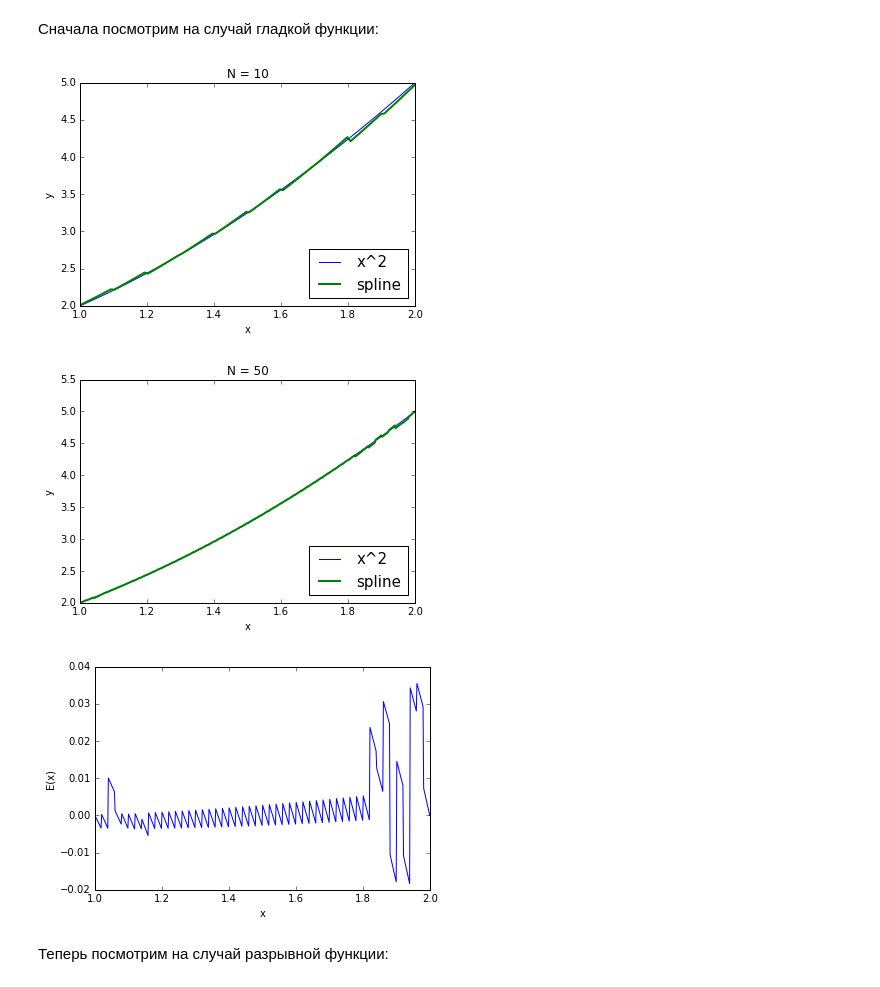
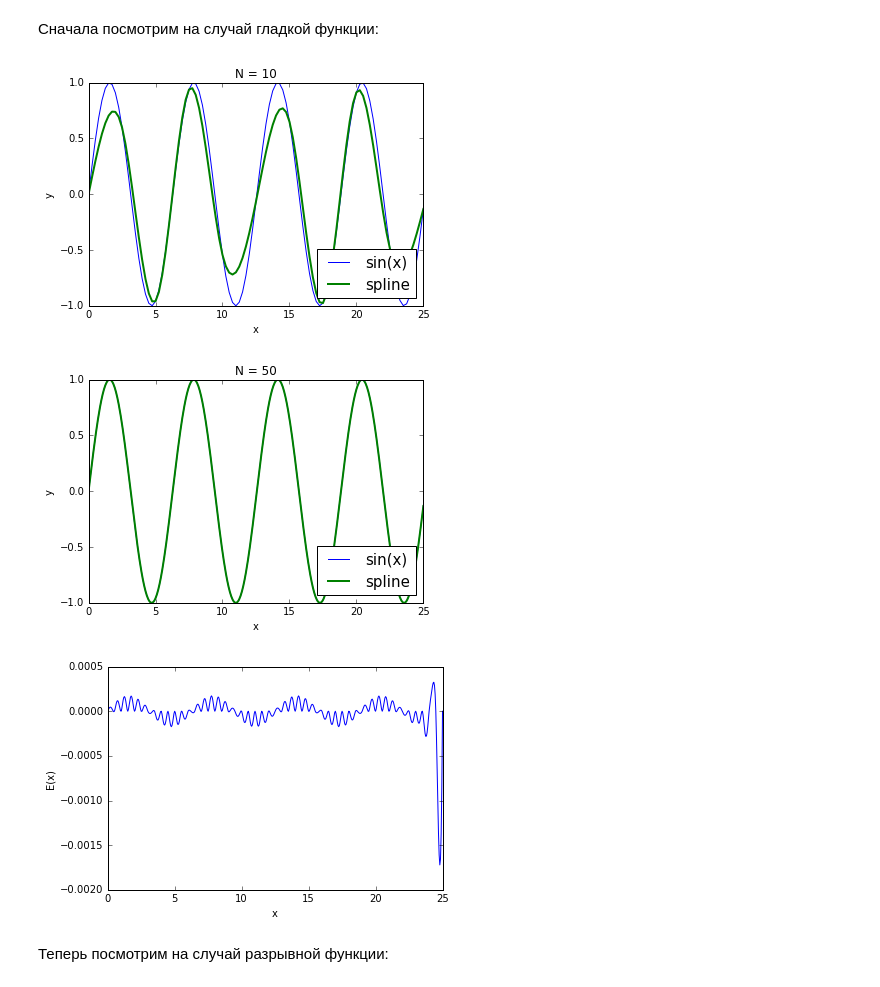
Before and after one commit to Enuvesta/NumMethods, a Jupyter notebook: Checkpoint 2.ipynb, the cells around one changed output. Saved outputs shown, nothing was run; the diff lists cells and outputs as text; code cells hidden in the pictures.

Commit message:
fixed interpolation

```diff
--- a/Checkpoint 2.ipynb
+++ b/Checkpoint 2.ipynb
@@ -275,2 +265,9 @@ def getInterpolation(a, b, N, function, points):
+# %%
+def calc(x, splines):
+    distribution = sorted([t[1].x for t in splines.items()])
+    indx = bisect.bisect_left(distribution, x)
+    if indx == len(distribution): return 0
+    dx = x - splines[indx].x
+    return splines[indx].a + splines[indx].b * dx + splines[indx].c * dx**2 + splines[indx].d * dx**3
 # %% [markdown]
 Сначала посмотрим на случай гладкой функции:
@@ -277,49 +276,52 @@ def getInterpolation(a, b, N, function, points):
 # %%
-function = 'x**2 + 1'
-a = 1
-b = 2
+function = 'math.sin(x)'
+a = 0
+b = 25
 N = 10
+step_out = 251
 points = []
 # %%
 y_spline_1 = getInterpolation(a, b, N, function, points)
 # %%
-N = 50
+N2 = 50
 points = []
 # %%
-y_spline_2 = getInterpolation(a, b, N, function, points)
+y_spline_2 = getInterpolation(a, b, N2, function, points)
 # %%
-x = np.linspace(a, b, len(y_spline_1))
-plt.plot(x, f_vect(function, x), label="x^2")
-plt.plot(x, y_spline_1, linewidth=2, label="spline")
+xlist = np.linspace(a, b, N*10+1)
+y_spline_calc = [calc(x, y_spline_1) for x in xlist]
+plt.plot(xlist, f_vect(function, xlist), label="sin(x)")
+plt.plot(xlist, y_spline_calc, linewidth=2, label="spline")
 plt.xlabel('x')
 plt.ylabel('y')
 plt.legend(fontsize=15, loc=4)
 plt.xlim(a, b)
 plt.title('N = 10')
 plt.show()
 
 
-x = np.linspace(a, b, len(y_spline_2))
-plt.plot(x, f_vect(function, x), label="x^2")
-plt.plot(x, y_spline_2, linewidth=2, label="spline")
+xlist = np.linspace(a, b, N2*10+1)
+y_spline_calc = [calc(x, y_spline_2) for x in xlist]
+plt.plot(xlist, f_vect(function, xlist), label="sin(x)")
+plt.plot(xlist, y_spline_calc, linewidth=2, label="spline")
 plt.xlabel('x')
 plt.ylabel('y')
 plt.legend(fontsize=15, loc=4)
 plt.xlim(a, b)
 plt.title('N = 50')
 plt.show()
 
 
-x = np.linspace(a, b, len(y_spline_2))
-plt.plot(x, f_vect(function, x) - y_spline_2)
+x = np.linspace(a, b, len(y_spline_calc))
+plt.plot(x, f_vect(function, x) - y_spline_calc)
 plt.xlabel('x')
 plt.ylabel('E(x)')
 plt.xlim(a, b)
 plt.show()
 # %% [output]
-[figure, old version]
+[figure, new version]
-[figure, old version]
+[figure, new version]
-[figure, old version]
+[figure, new version]
 # %% [markdown]
 Теперь посмотрим на случай разрывной функции:
 # %%
```
Also changed, not shown: parts of 21 cells of this notebook.
